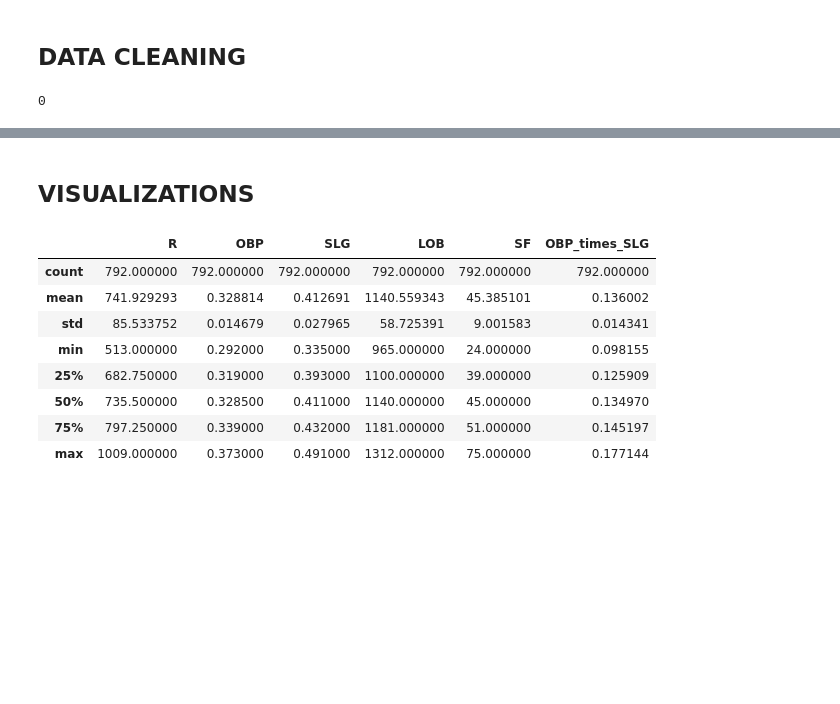
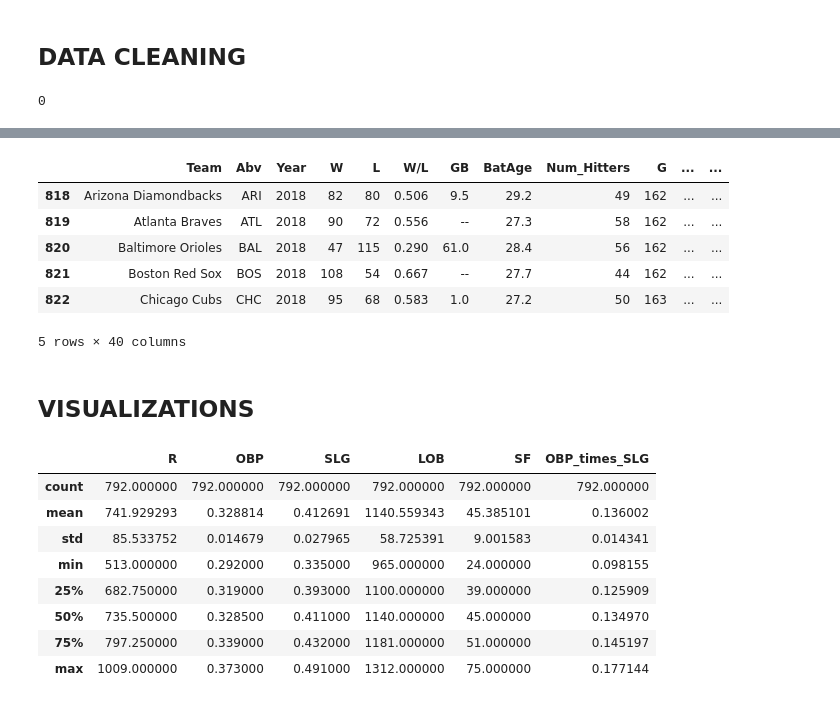
Before and after one commit to AustinKrause/mlb-runs-predictor, a Jupyter notebook: EDA_1.ipynb, the cells around one changed output, grey strips where cells are left out. Drawn from its saved outputs; the diff is of its cells as text; code cells hidden in the pictures; blank space fills up the shorter version.

```diff
--- a/EDA_1.ipynb
+++ b/EDA_1.ipynb
@@ -74,3 +87,17 @@ df = df[df.Year != 1995]
+# %%
+#create model that only includes 2018
+df_2018 = df[df.Year == 2018]
+# %%
+df_2018.drop(['Predicted_Runs'], axis=1, inplace = True)
+df_2018.head()
+# %% [output]
+|  | Team | Abv | Year | W | L | W/L | GB | BatAge | Num_Hitters | G | ... | ... |
+| 818 | Arizona Diamondbacks | ARI | 2018 | 82 | 80 | 0.506 | 9.5 | 29.2 | 49 | 162 | ... | ... |
+| 819 | Atlanta Braves | ATL | 2018 | 90 | 72 | 0.556 | -- | 27.3 | 58 | 162 | ... | ... |
+| 820 | Baltimore Orioles | BAL | 2018 | 47 | 115 | 0.290 | 61.0 | 28.4 | 56 | 162 | ... | ... |
+| 821 | Boston Red Sox | BOS | 2018 | 108 | 54 | 0.667 | -- | 27.7 | 44 | 162 | ... | ... |
+| 822 | Chicago Cubs | CHC | 2018 | 95 | 68 | 0.583 | 1.0 | 27.2 | 50 | 163 | ... | ... |
+5 rows × 40 columns
 # %% [markdown]
 <h2><b> VISUALIZATIONS
 # %%
```
Also changed, not shown: parts of 21 cells of this notebook.
